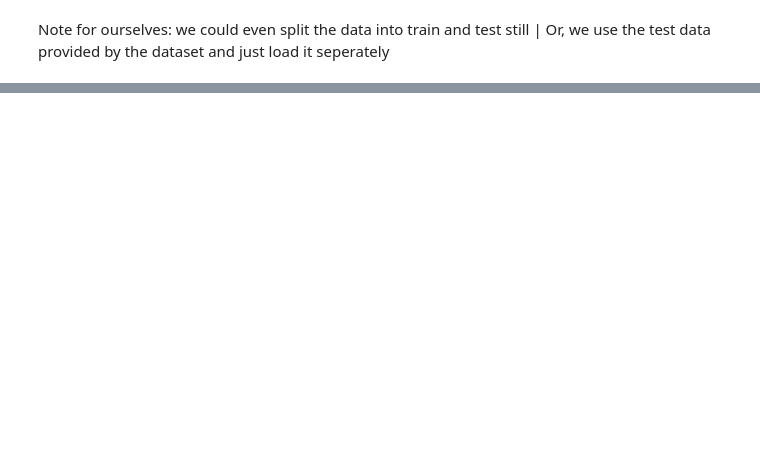
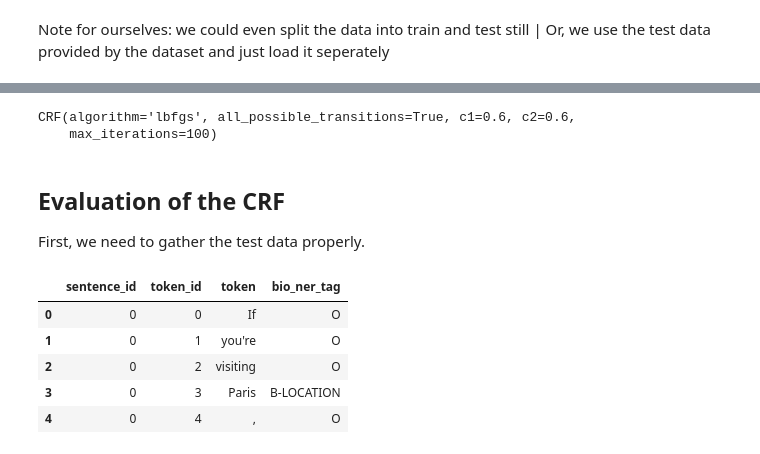
Before and after one commit to jkama4/project_text_mining, a Jupyter notebook: final_project_tm/nerc.ipynb, the cells around one changed output, grey strips where cells are left out. Drawn from its saved outputs; the diff is of its cells as text; code cells hidden in the pictures; blank space fills up the shorter version.

```diff
--- a/final_project_tm/nerc.ipynb
+++ b/final_project_tm/nerc.ipynb
@@ -69,0 +109,27 @@ Note for ourselves: we could even split the data into train and test still | Or,
+# %%
+crf = sklearn_crfsuite.CRF(
+    algorithm="lbfgs",
+    c1=0.6,
+    c2=0.6,
+    max_iterations=100,
+    all_possible_transitions=True
+)
+
+crf.fit(X_features, y)
+# %% [output]
+CRF(algorithm='lbfgs', all_possible_transitions=True, c1=0.6, c2=0.6,
+    max_iterations=100)
+# %% [markdown]
+## Evaluation of the CRF
+
+First, we need to gather the test data properly.
+# %%
+df_test: pd.DataFrame = pd.read_csv(test_data_ner_file, sep="\t")
+df_test.head()
+# %% [output]
+|  | sentence_id | token_id | token | bio_ner_tag |
+| 0 | 0 | 0 | If | O |
+| 1 | 0 | 1 | you're | O |
+| 2 | 0 | 2 | visiting | O |
+| 3 | 0 | 3 | Paris | B-LOCATION |
+| 4 | 0 | 4 | , | O |
```
Also changed, not shown: parts of 15 cells of this notebook, 5 other files.
